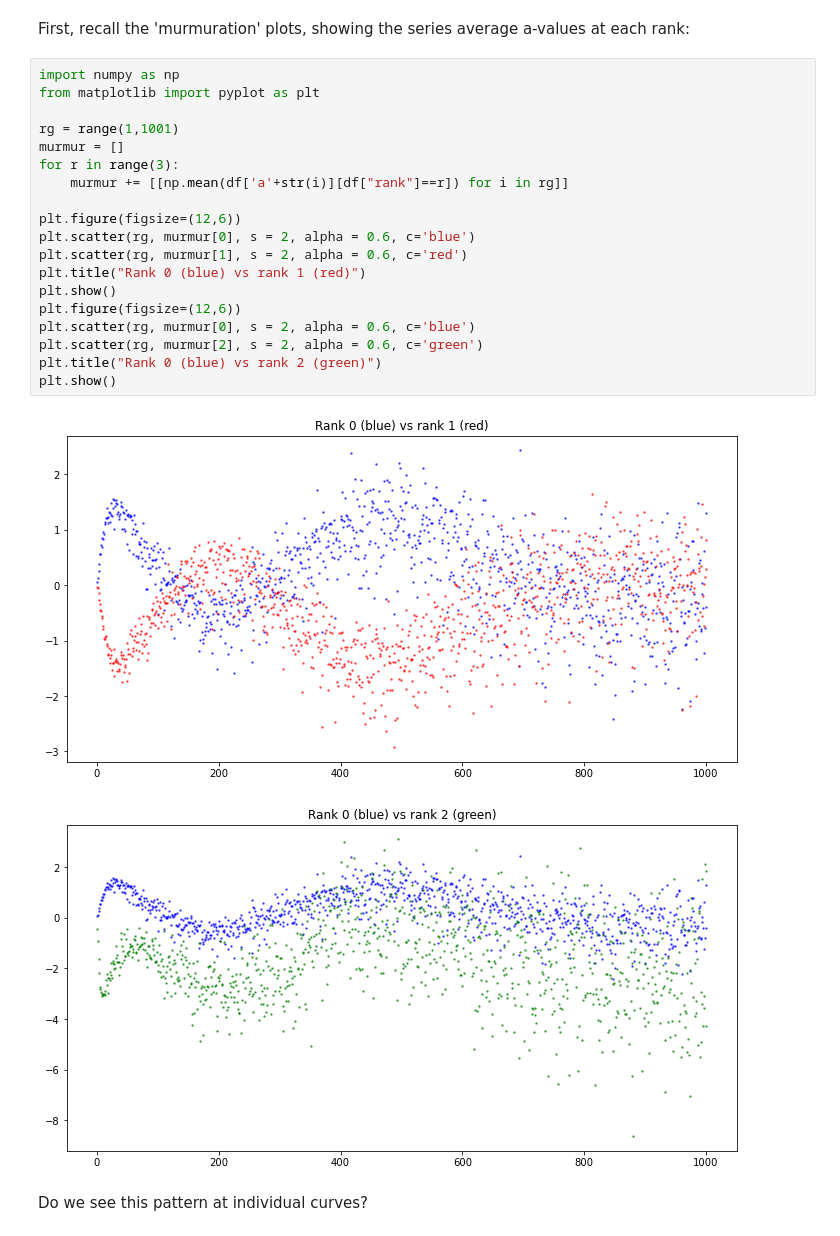
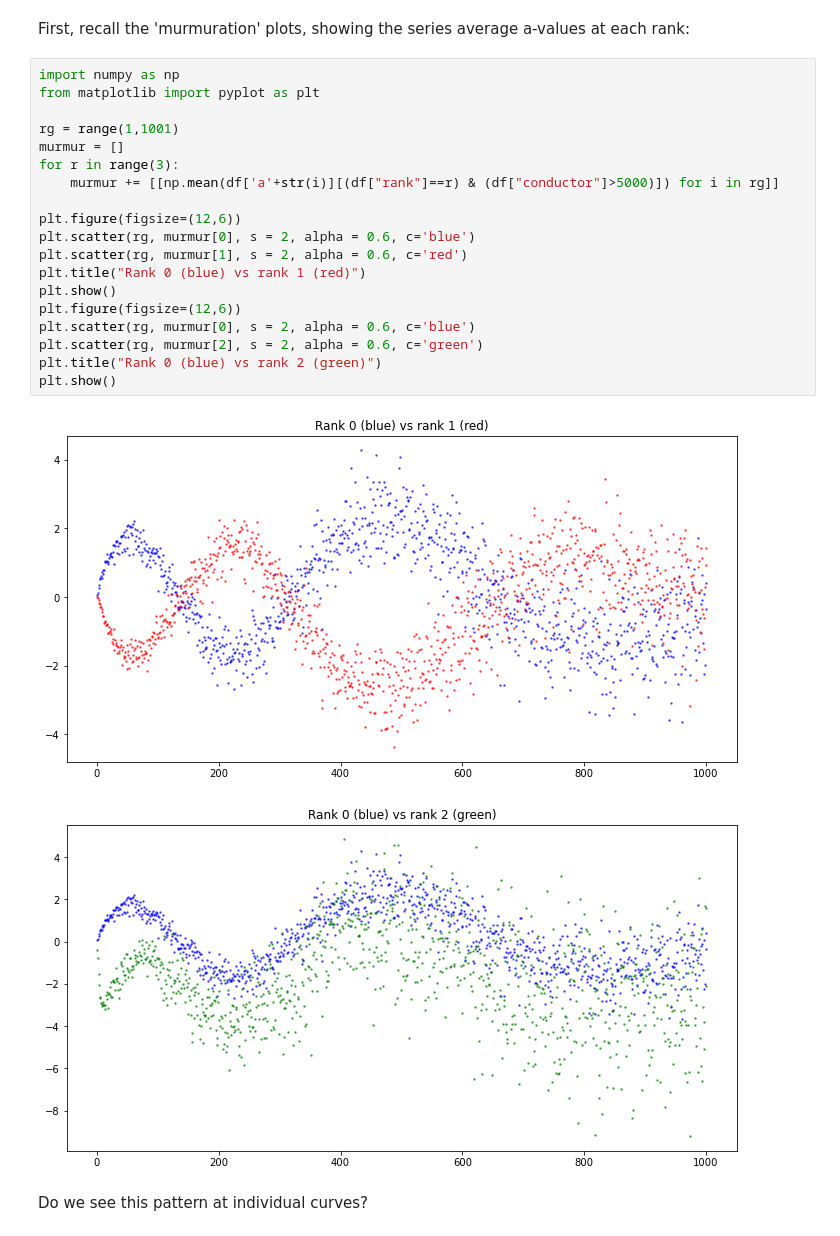
Before and after one commit to billoxbury/ecrank, a Jupyter notebook: 3_primeseries.ipynb, the cells around one changed output. Drawn from its saved outputs; the diff is of its cells as text.

```diff
--- a/3_primeseries.ipynb
+++ b/3_primeseries.ipynb
@@ -26,25 +26,25 @@ First, recall the 'murmuration' plots, showing the series average a-values at ea
 # %%
 import numpy as np
 from matplotlib import pyplot as plt
 
 rg = range(1,1001)
 murmur = []
 for r in range(3):
-    murmur += [[np.mean(df['a'+str(i)][df["rank"]==r]) for i in rg]]
+    murmur += [[np.mean(df['a'+str(i)][(df["rank"]==r) & (df["conductor"]>5000)]) for i in rg]]
 
 plt.figure(figsize=(12,6))
 plt.scatter(rg, murmur[0], s = 2, alpha = 0.6, c='blue')
 plt.scatter(rg, murmur[1], s = 2, alpha = 0.6, c='red')
 plt.title("Rank 0 (blue) vs rank 1 (red)")
 plt.show()
 plt.figure(figsize=(12,6))
 plt.scatter(rg, murmur[0], s = 2, alpha = 0.6, c='blue')
 plt.scatter(rg, murmur[2], s = 2, alpha = 0.6, c='green')
 plt.title("Rank 0 (blue) vs rank 2 (green)")
 plt.show()
 # %% [output]
-[figure, old version]
+[figure, new version]
-[figure, old version]
+[figure, new version]
 # %% [markdown]
 Do we see this pattern at individual curves?
 # %%
```
Also changed, not shown: 1 other file.
